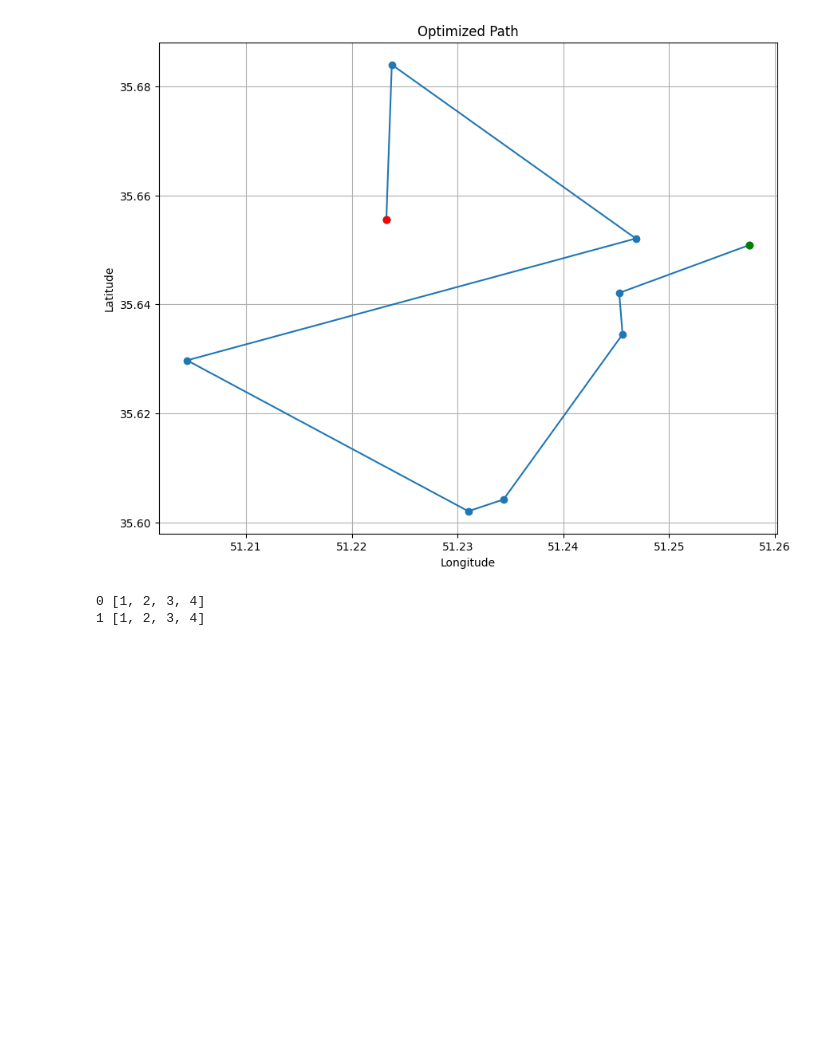
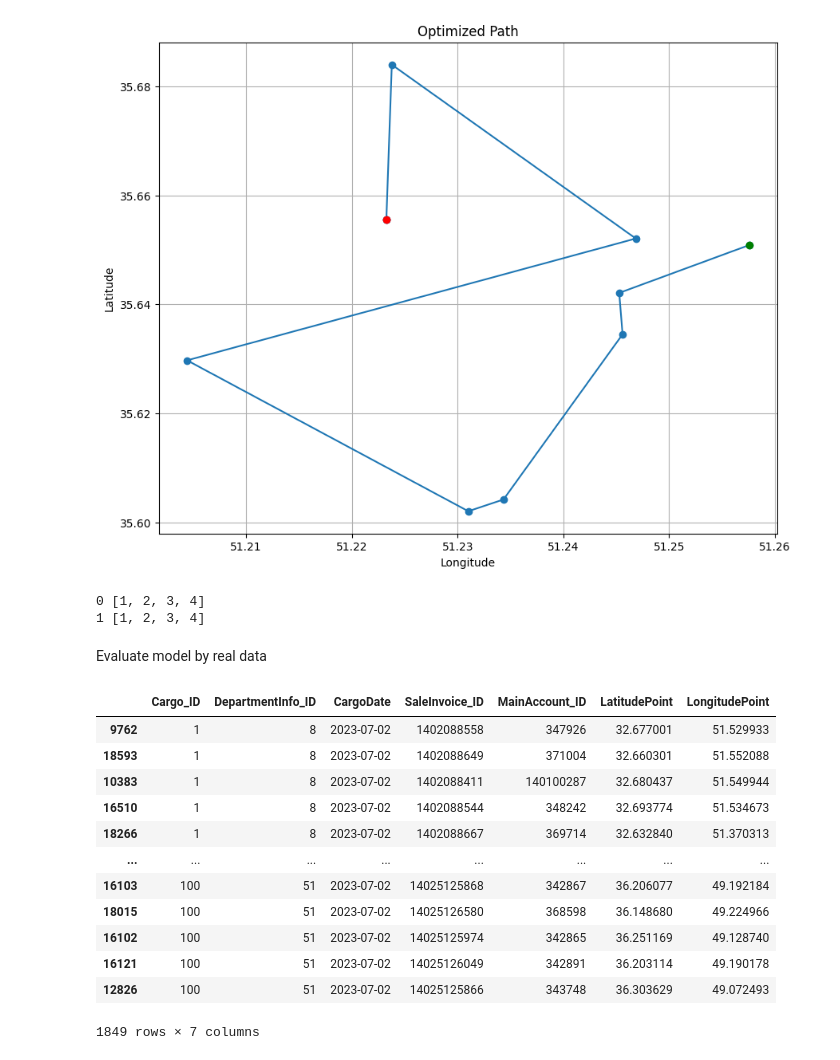
Before and after one commit to DevNerds2020/coordinate-recommender-for-visitors, a Jupyter notebook: test-workbench.ipynb, the cells around one changed output. Saved outputs shown, nothing was run; the diff lists cells and outputs as text; code cells hidden in the pictures; blank space fills up the shorter version.

Commit message:
add Evaluate

```diff
--- a/test-workbench.ipynb
+++ b/test-workbench.ipynb
@@ -479,3 +490,33 @@ for i, j in enumerate(test):
 # %% [output]
 0 [1, 2, 3, 4]
 1 [1, 2, 3, 4]
+# %% [markdown]
+Evaluate model by real data
+# %%
+df2 = pd.read_excel('CargoSample.xlsx')
+df2 = df2.loc[df2['CargoDate'] == '2023-07-02']
+df2 = df2.dropna()
+df2 = df2.sort_values('Cargo_ID')
+a = -1
+b = 0
+df2 = df2[df2['LatitudePoint'] > 0]
+for ind, val in enumerate(list(df2['Cargo_ID'].values)):
+    if val != a:
+        a = val
+        b += 1
+        df2 = df2.replace([val], b)
+df2
+# %% [output]
+|  | Cargo_ID | DepartmentInfo_ID | CargoDate | SaleInvoice_ID | MainAccount_ID | LatitudePoint | LongitudePoint |
+| 9762 | 1 | 8 | 2023-07-02 | 1402088558 | 347926 | 32.677001 | 51.529933 |
+| 18593 | 1 | 8 | 2023-07-02 | 1402088649 | 371004 | 32.660301 | 51.552088 |
+| 10383 | 1 | 8 | 2023-07-02 | 1402088411 | 140100287 | 32.680437 | 51.549944 |
+| 16510 | 1 | 8 | 2023-07-02 | 1402088544 | 348242 | 32.693774 | 51.534673 |
+| 18266 | 1 | 8 | 2023-07-02 | 1402088667 | 369714 | 32.632840 | 51.370313 |
+| ... | ... | ... | ... | ... | ... | ... | ... |
+| 16103 | 100 | 51 | 2023-07-02 | 14025125868 | 342867 | 36.206077 | 49.192184 |
+| 18015 | 100 | 51 | 2023-07-02 | 14025126580 | 368598 | 36.148680 | 49.224966 |
+| 16102 | 100 | 51 | 2023-07-02 | 14025125974 | 342865 | 36.251169 | 49.128740 |
+| 16121 | 100 | 51 | 2023-07-02 | 14025126049 | 342891 | 36.203114 | 49.190178 |
+| 12826 | 100 | 51 | 2023-07-02 | 14025125866 | 343748 | 36.303629 | 49.072493 |
+1849 rows × 7 columns
```
Also changed, not shown: parts of 11 cells of this notebook, 1 other file.
